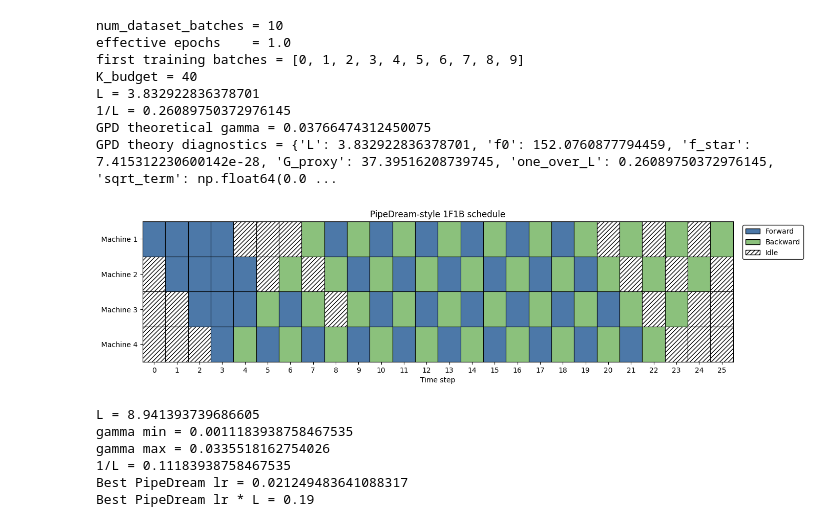
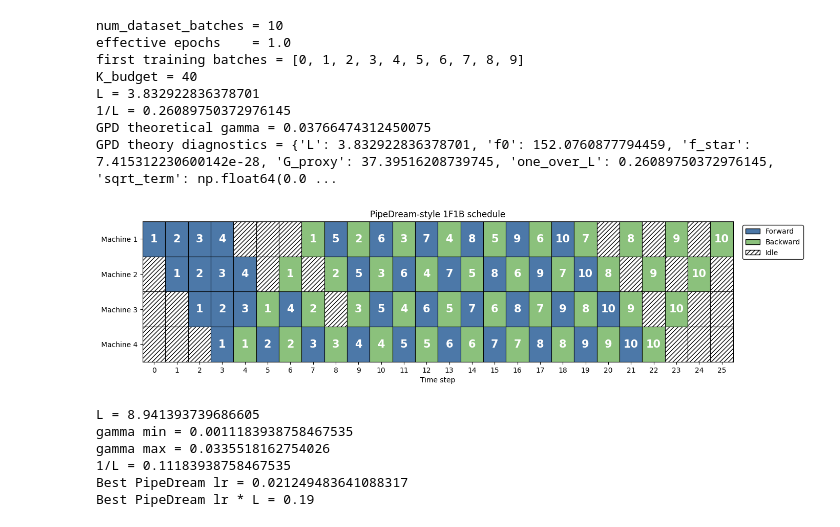
Before and after one commit to vectozavr/randomized-pipedream, a Jupyter notebook: notebooks/experiments.ipynb, the cells around one changed output. Saved outputs shown, nothing was run; the diff lists cells and outputs as text; code cells hidden in the pictures.

```diff
--- a/notebooks/experiments.ipynb
+++ b/notebooks/experiments.ipynb
@@ -395,11 +395,11 @@ L = 3.832922836378701
 GPD theoretical gamma = 0.03766474312450075
 GPD theory diagnostics = {'L': 3.832922836378701, 'f0': 152.0760877794459, 'f_star': 7.415312230600142e-28, 'G_proxy': 37.39516208739745, 'one_over_L': 0.26089750372976145, 'sqrt_term': np.float64(0.0 ...
 # %%
-fig, ax = plot_schedule(timeline, startup_boundary=None, reduce_text=True, max_xtick_labels=100)
+fig, ax = plot_schedule(timeline, startup_boundary=None, reduce_text=False, max_xtick_labels=100)
 fig.savefig("../results/figures/pipedream_schedule_4.pdf", bbox_inches="tight")
 plt.show()
 # %% [output]
-[figure, old version]
+[figure, new version]
 # %%
 num_lr_points = 30
 gamma_grid = np.linspace(0.01 / L, 0.3 / L, num_lr_points)
```
Also changed, not shown: 14 other files.
